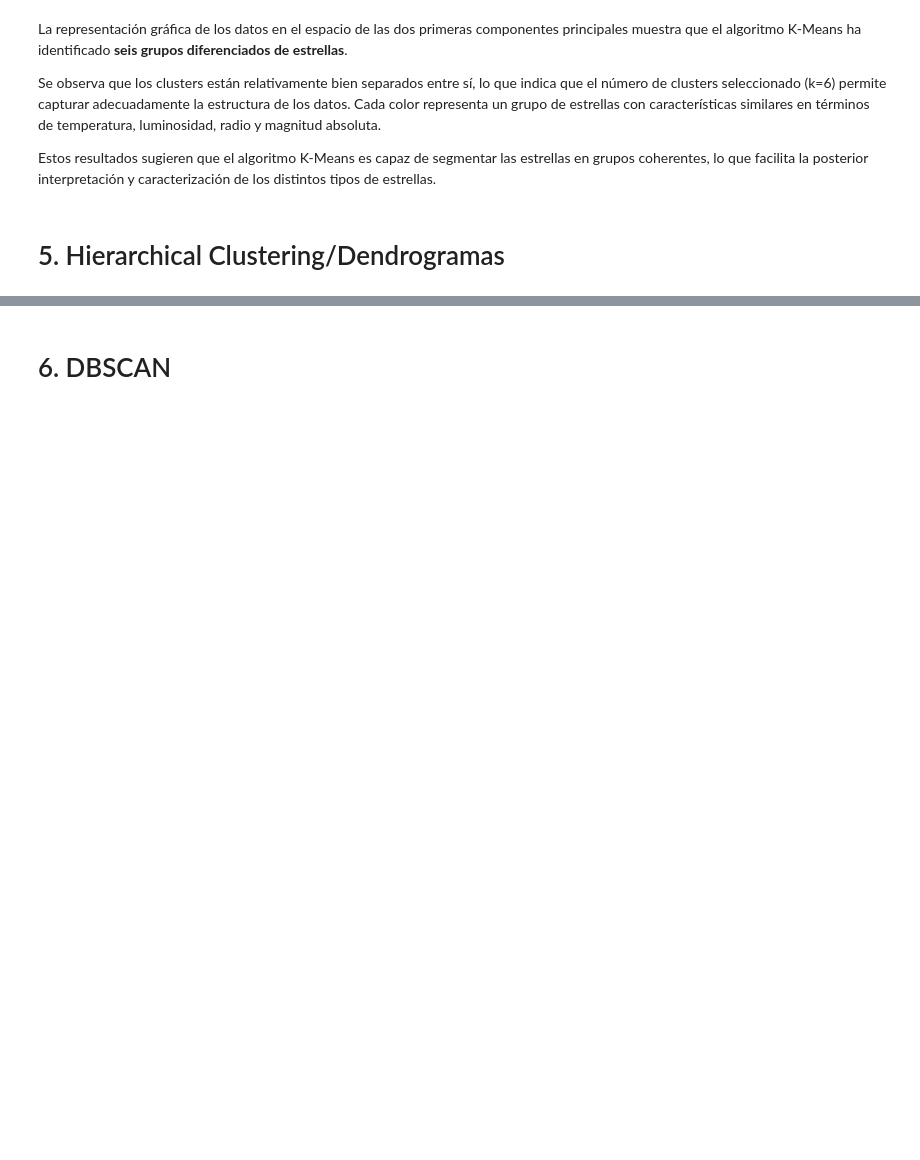
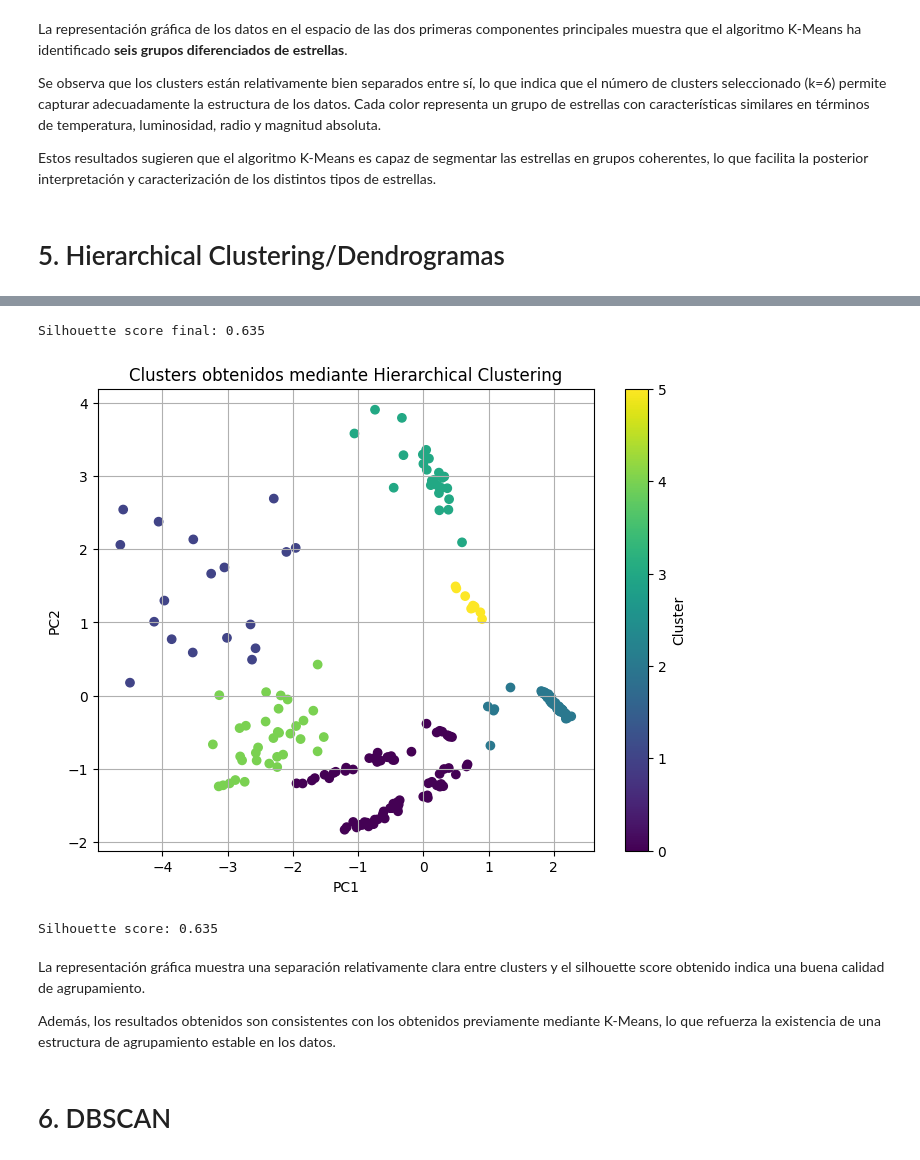
Before and after one commit to 100495785/Grupo17_Practica2, a Jupyter notebook: Practica2_estrellas.ipynb, the cells around one changed output, grey strips where cells are left out. Cells and saved outputs as stored; diff of their text form; code cells hidden in the pictures; blank space fills up the shorter version.

```diff
--- a/Practica2_estrellas.ipynb
+++ b/Practica2_estrellas.ipynb
@@ -442,3 +549,61 @@ Estos resultados sugieren que el algoritmo K-Means es capaz de segmentar las est
+# %%
+agglo_final = AgglomerativeClustering(
+    n_clusters=6,
+    linkage="ward"
+)
+
+agglo_labels = agglo_final.fit_predict(
+    X_pca_df[["PC1", "PC2"]]
+)
+
+X_pca_df["cluster_hierarchical"] = agglo_labels
+
+silhouette_h_final = silhouette_score(
+    X_pca_df[["PC1", "PC2"]],
+    agglo_labels
+)
+
+print(
+    "Silhouette score final:",
+    round(silhouette_h_final, 3)
+)
+# %% [output]
+Silhouette score final: 0.635
+# %%
+plt.figure(figsize=(8, 6))
+
+plt.scatter(
+    X_pca_df["PC1"],
+    X_pca_df["PC2"],
+    c=X_pca_df["cluster_hierarchical"],
+    cmap="viridis"
+)
+
+plt.xlabel("PC1")
+plt.ylabel("PC2")
+
+plt.title("Clusters obtenidos mediante Hierarchical Clustering")
+
+plt.colorbar(label="Cluster")
+
+plt.grid(True)
+
+plt.show()
+# %% [output]
+[figure, added]
+# %%
+silhouette_h_final = silhouette_score(
+    X_pca_df[["PC1", "PC2"]],
+    agglo_labels
+)
+
+print("Silhouette score:", round(silhouette_h_final, 3))
+# %% [output]
+Silhouette score: 0.635
+# %% [markdown]
+La representación gráfica muestra una separación relativamente clara entre clusters y el silhouette score obtenido indica una buena calidad de agrupamiento.
+
+Además, los resultados obtenidos son consistentes con los obtenidos previamente mediante K-Means, lo que refuerza la existencia de una estructura de agrupamiento estable en los datos.
 # %% [markdown]
 # 6. DBSCAN
 # %% [markdown]
```
Also changed, not shown: parts of 15 cells of this notebook.
